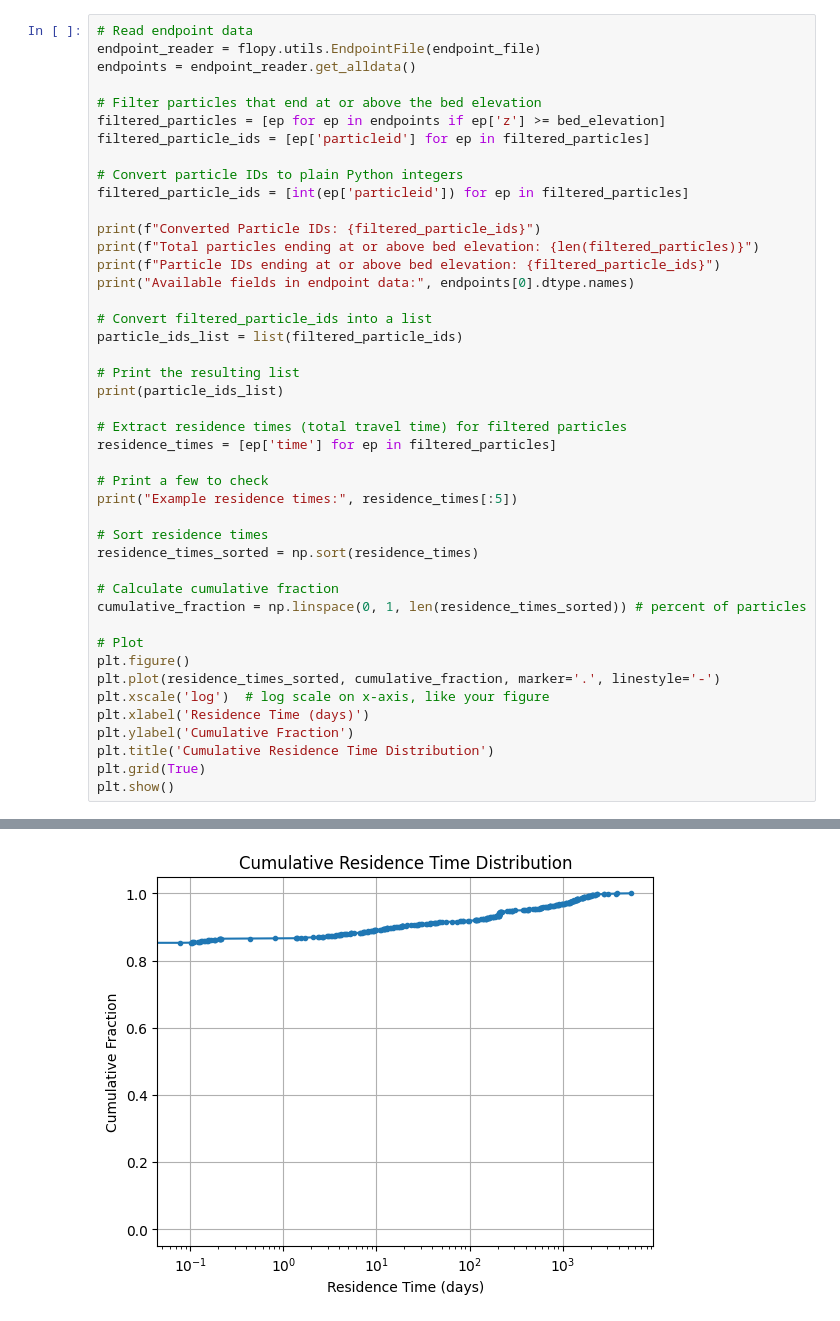
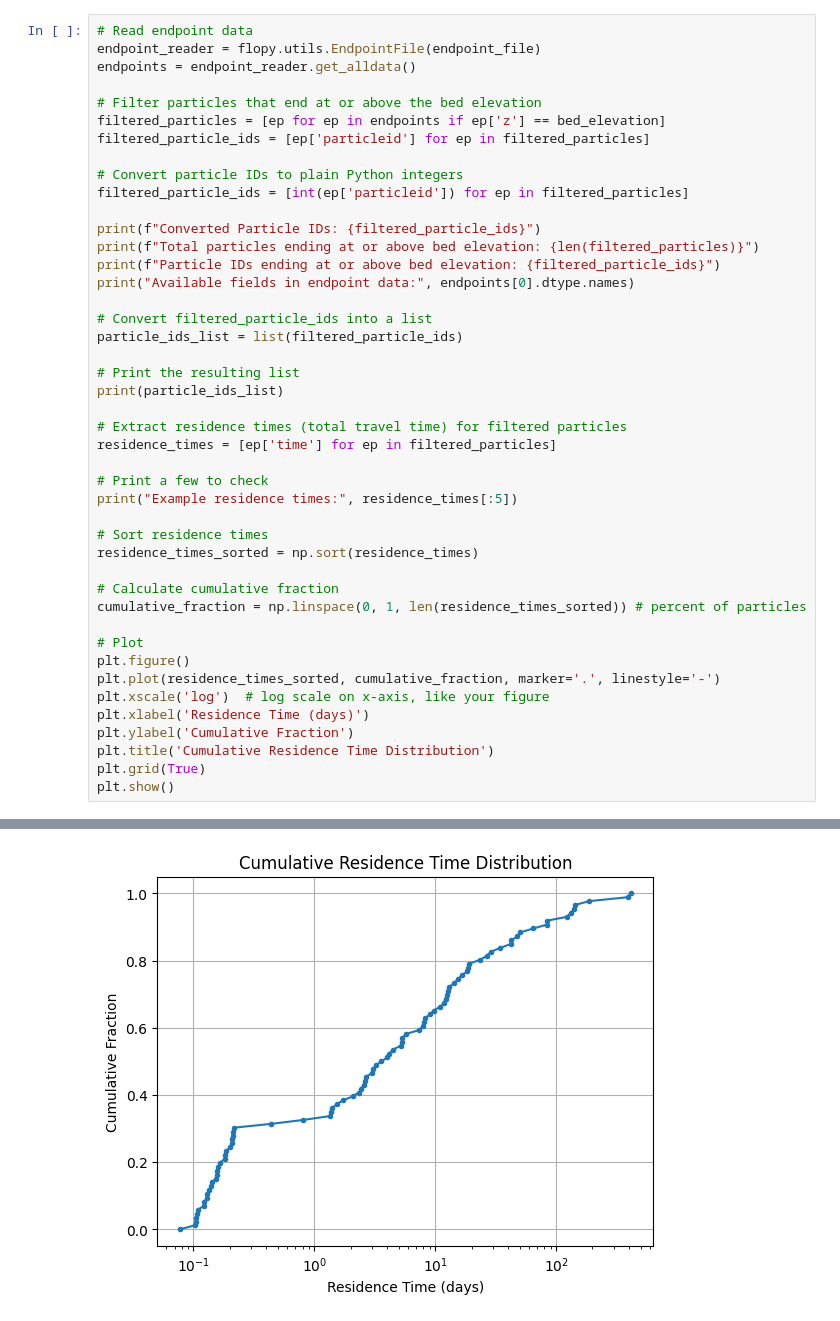
Before and after one commit to USACE-WRISES/HyporheicFloPy, a Jupyter notebook: VQuintana/Particle_plotting_test.ipynb, the cells around one changed output, grey strips where cells are left out. Drawn from its saved outputs; the diff is of its cells as text.

```diff
--- a/VQuintana/Particle_plotting_test.ipynb
+++ b/VQuintana/Particle_plotting_test.ipynb
@@ -27,7 +27,7 @@ endpoint_reader = flopy.utils.EndpointFile(endpoint_file)
 endpoints = endpoint_reader.get_alldata()
 
 # Filter particles that end at or above the bed elevation
-filtered_particles = [ep for ep in endpoints if ep['z'] >= bed_elevation]
+filtered_particles = [ep for ep in endpoints if ep['z'] == bed_elevation]
 filtered_particle_ids = [ep['particleid'] for ep in filtered_particles]
 
 # Convert particle IDs to plain Python integers
@@ -75,4 +75,4 @@ Example residence times: [np.float32(0.0), np.float32(0.0), np.float32(0.0), np.
-[figure, old version]
+[figure, new version]
 # %%
 # Convert to minutes if needed (if your model uses days, multiply by 1440)
 residence_times_min = np.array(residence_times) * 1440
```
Also changed, not shown: parts of 11 cells of this notebook, 9 other files.
